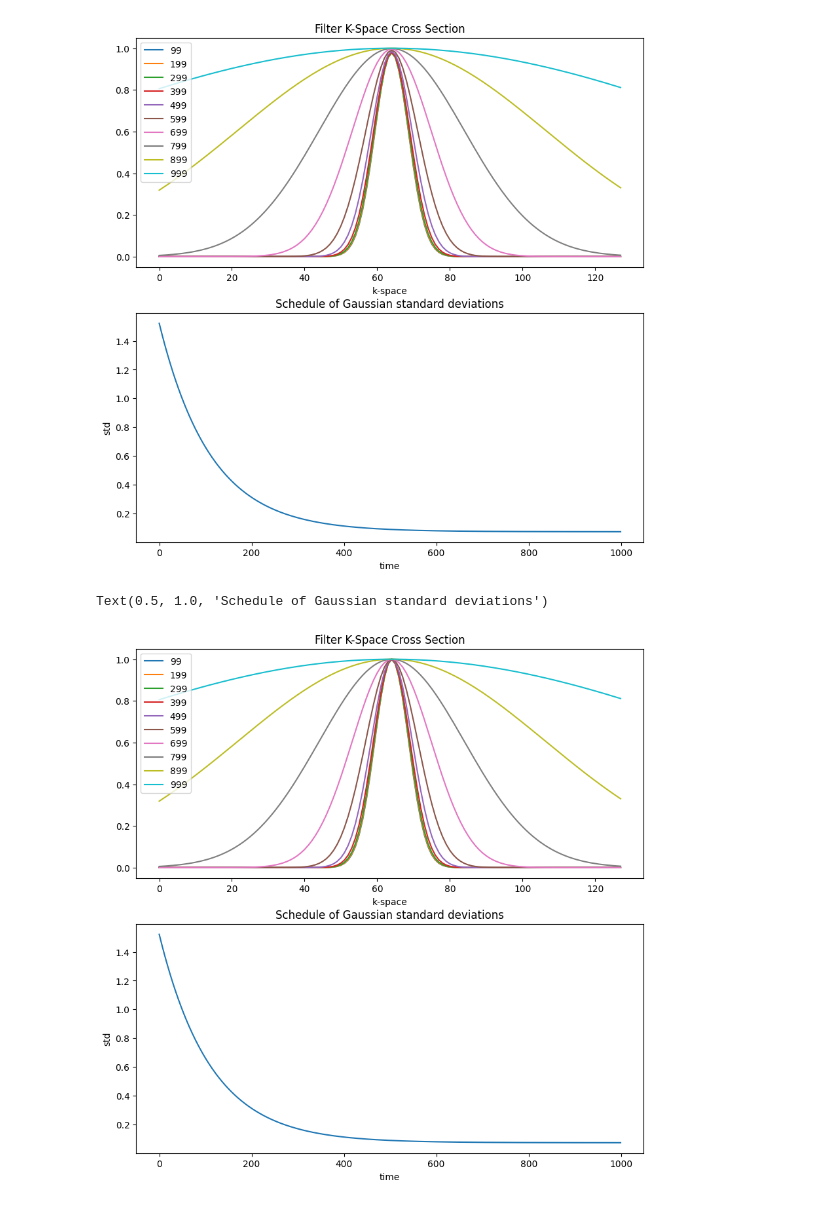
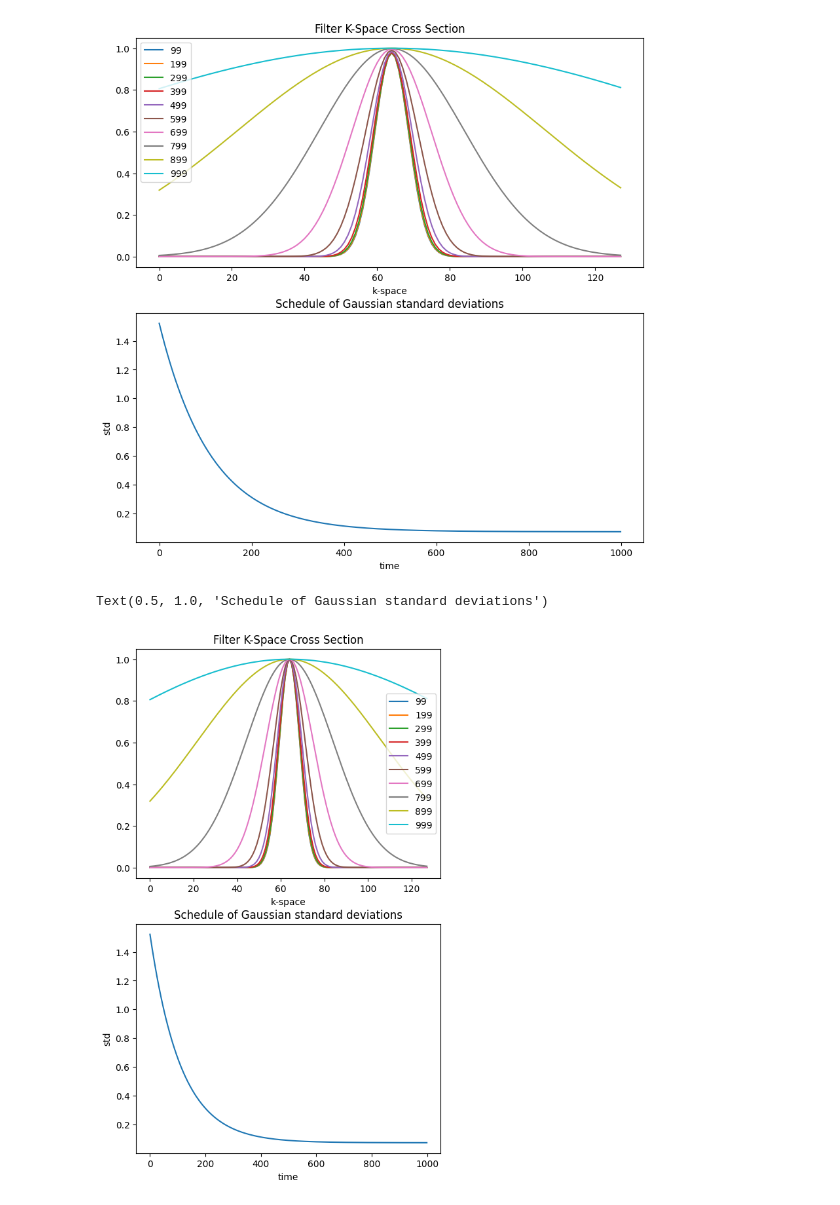
Before and after one commit to liopeer/diffusionmodels, a Jupyter notebook: eval_scripts/filter_schedule.ipynb, the cells around one changed output. Drawn from its saved outputs; the diff is of its cells as text; code cells hidden in the pictures.

```diff
--- a/eval_scripts/filter_schedule.ipynb
+++ b/eval_scripts/filter_schedule.ipynb
@@ -54,19 +54,19 @@ def _1d_gaussian(size: int = 128, normalized_sigma: float = 1):
     filter = 1/(2*torch.pi*sigma**2) * torch.exp(- ((y**2))/(2*sigma**2))
     return filter / filter.max()
 # %%
-fig, ax = plt.subplots(2, figsize=(10,10))
+fig, ax = plt.subplots(2, figsize=(6,10))
 filters = [_1d_gaussian(normalized_sigma=i)[63] for i in schedule]
 for i,elem in enumerate(filters):
     if i%100 == 99:
         ax[0].plot(elem, label=i)
 ax[0].set_xlabel("k-space")
 ax[0].legend()
 ax[0].set_title("Filter K-Space Cross Section")
 
 ax[1].plot(torch.arange(1000), schedule[::-1])
 ax[1].set_ylabel("std")
 ax[1].set_xlabel("time")
 ax[1].set_title("Schedule of Gaussian standard deviations")
 # %% [output]
 Text(0.5, 1.0, 'Schedule of Gaussian standard deviations')
-[figure, old version]
+[figure, new version]
```
Also changed, not shown: 5 other files.
